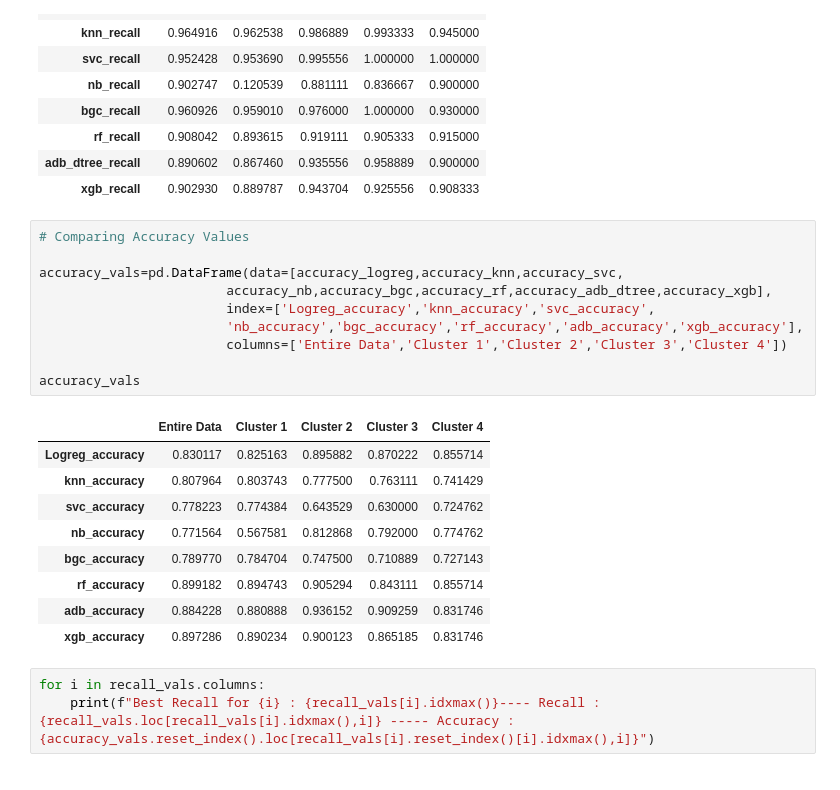
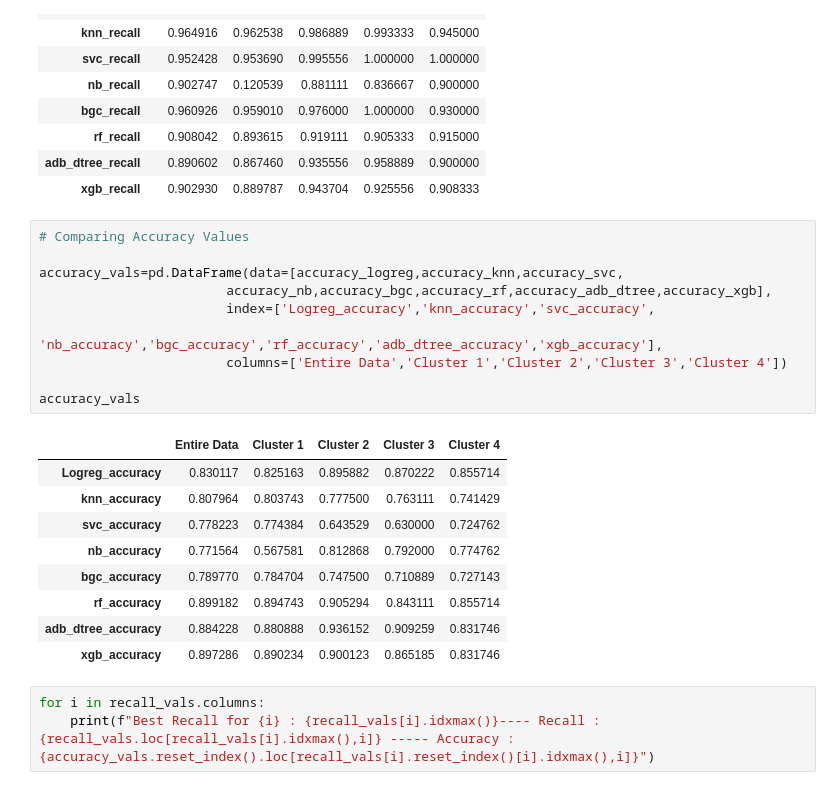
Before and after one commit to Shashank-Sundi/NOTEBOOKS, a Jupyter notebook: INSURANCE-CLAIM-FRAUD.ipynb, the cells around one changed output. Cells and saved outputs as stored; diff of their text form.

```diff
--- a/INSURANCE-CLAIM-FRAUD.ipynb
+++ b/INSURANCE-CLAIM-FRAUD.ipynb
@@ -1162,22 +1164,22 @@ recall_vals
 # %%
 # Comparing Accuracy Values
 
 accuracy_vals=pd.DataFrame(data=[accuracy_logreg,accuracy_knn,accuracy_svc,
                         accuracy_nb,accuracy_bgc,accuracy_rf,accuracy_adb_dtree,accuracy_xgb],
                         index=['Logreg_accuracy','knn_accuracy','svc_accuracy',
-                        'nb_accuracy','bgc_accuracy','rf_accuracy','adb_accuracy','xgb_accuracy'],
+                        'nb_accuracy','bgc_accuracy','rf_accuracy','adb_dtree_accuracy','xgb_accuracy'],
                         columns=['Entire Data','Cluster 1','Cluster 2','Cluster 3','Cluster 4'])
 
 accuracy_vals
 # %% [output]
 |  | Entire Data | Cluster 1 | Cluster 2 | Cluster 3 | Cluster 4 |
 | Logreg_accuracy | 0.830117 | 0.825163 | 0.895882 | 0.870222 | 0.855714 |
 | knn_accuracy | 0.807964 | 0.803743 | 0.777500 | 0.763111 | 0.741429 |
 | svc_accuracy | 0.778223 | 0.774384 | 0.643529 | 0.630000 | 0.724762 |
 | nb_accuracy | 0.771564 | 0.567581 | 0.812868 | 0.792000 | 0.774762 |
 | bgc_accuracy | 0.789770 | 0.784704 | 0.747500 | 0.710889 | 0.727143 |
 | rf_accuracy | 0.899182 | 0.894743 | 0.905294 | 0.843111 | 0.855714 |
-| adb_accuracy | 0.884228 | 0.880888 | 0.936152 | 0.909259 | 0.831746 |
+| adb_dtree_accuracy | 0.884228 | 0.880888 | 0.936152 | 0.909259 | 0.831746 |
 | xgb_accuracy | 0.897286 | 0.890234 | 0.900123 | 0.865185 | 0.831746 |
 # %%
 for i in recall_vals.columns:
```
Also changed, not shown: parts of 19 cells of this notebook.
